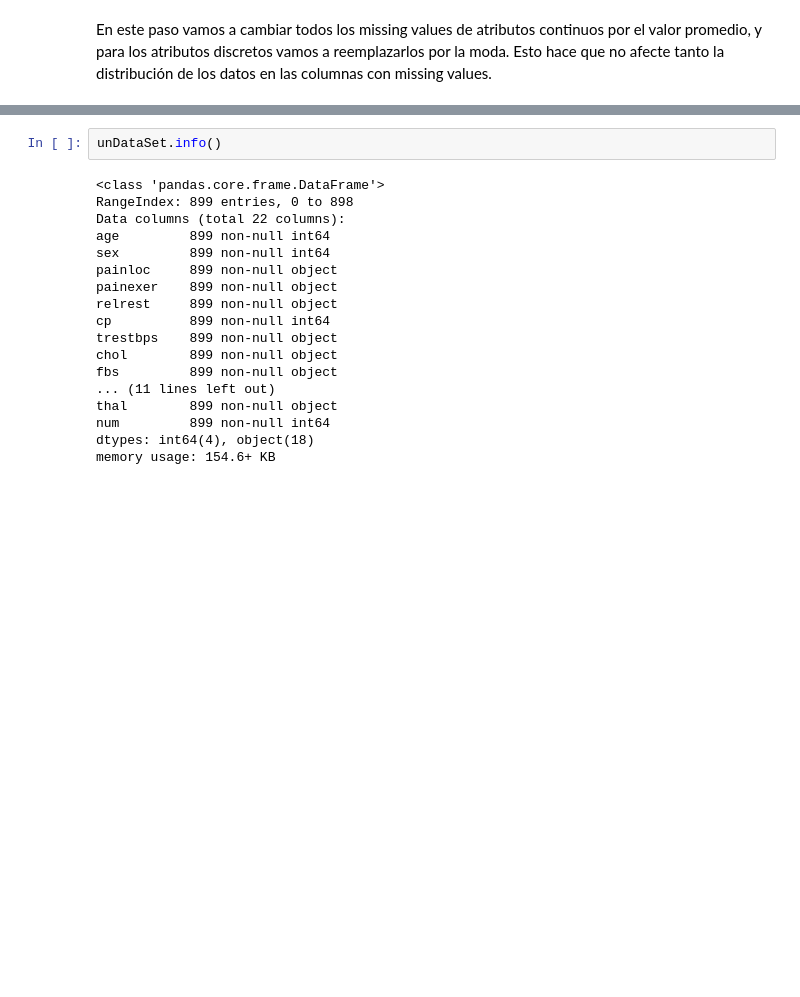
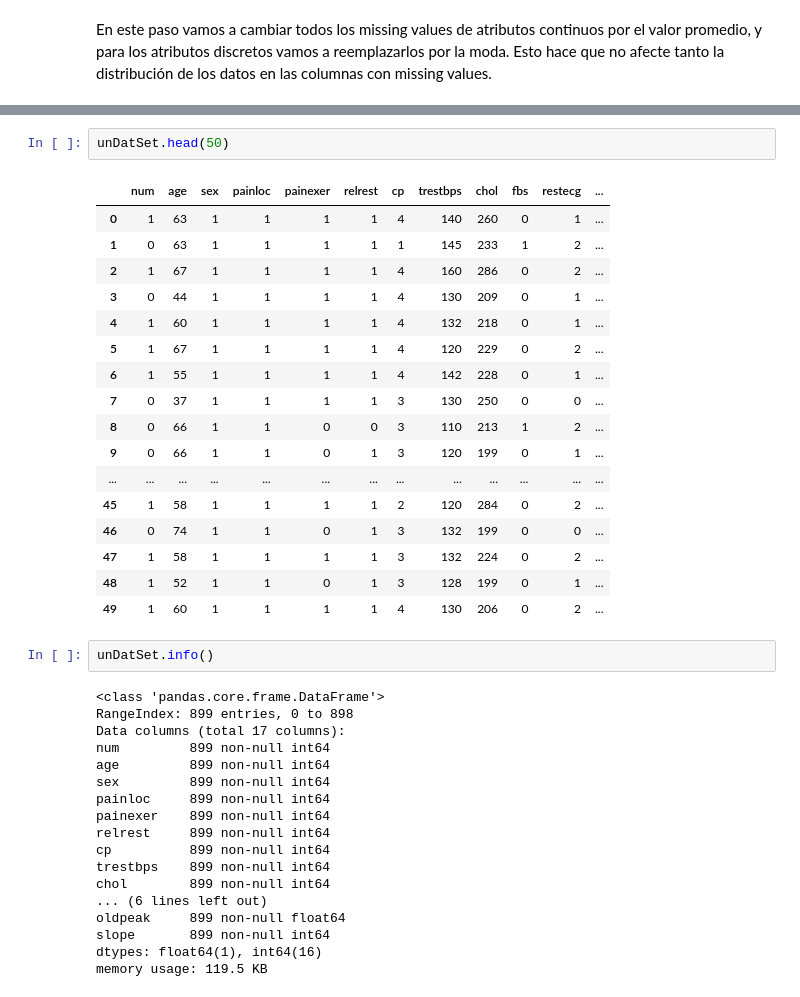
Before and after one commit to martinroset/Machine_Learning--2018, a Jupyter notebook: Jupyter_Notebook/Proyecto_Final.ipynb, the cells around one changed output, grey strips where cells are left out. Saved outputs shown, nothing was run; the diff lists cells and outputs as text; blank space fills up the shorter version.

```diff
--- a/Jupyter_Notebook/Proyecto_Final.ipynb
+++ b/Jupyter_Notebook/Proyecto_Final.ipynb
@@ -261,20 +330,40 @@ unDataFrame.head(20)
+# %%
+unDatSet.head(50)
+# %% [output]
+|  | num | age | sex | painloc | painexer | relrest | cp | trestbps | chol | fbs | restecg | ... |
+| 0 | 1 | 63 | 1 | 1 | 1 | 1 | 4 | 140 | 260 | 0 | 1 | ... |
+| 1 | 0 | 63 | 1 | 1 | 1 | 1 | 1 | 145 | 233 | 1 | 2 | ... |
+| 2 | 1 | 67 | 1 | 1 | 1 | 1 | 4 | 160 | 286 | 0 | 2 | ... |
+| 3 | 0 | 44 | 1 | 1 | 1 | 1 | 4 | 130 | 209 | 0 | 1 | ... |
+| 4 | 1 | 60 | 1 | 1 | 1 | 1 | 4 | 132 | 218 | 0 | 1 | ... |
+| 5 | 1 | 67 | 1 | 1 | 1 | 1 | 4 | 120 | 229 | 0 | 2 | ... |
+| 6 | 1 | 55 | 1 | 1 | 1 | 1 | 4 | 142 | 228 | 0 | 1 | ... |
+| 7 | 0 | 37 | 1 | 1 | 1 | 1 | 3 | 130 | 250 | 0 | 0 | ... |
+| 8 | 0 | 66 | 1 | 1 | 0 | 0 | 3 | 110 | 213 | 1 | 2 | ... |
+| 9 | 0 | 66 | 1 | 1 | 0 | 1 | 3 | 120 | 199 | 0 | 1 | ... |
+| ... | ... | ... | ... | ... | ... | ... | ... | ... | ... | ... | ... | ... |
+| 45 | 1 | 58 | 1 | 1 | 1 | 1 | 2 | 120 | 284 | 0 | 2 | ... |
+| 46 | 0 | 74 | 1 | 1 | 0 | 1 | 3 | 132 | 199 | 0 | 0 | ... |
+| 47 | 1 | 58 | 1 | 1 | 1 | 1 | 3 | 132 | 224 | 0 | 2 | ... |
+| 48 | 1 | 52 | 1 | 1 | 0 | 1 | 3 | 128 | 199 | 0 | 1 | ... |
+| 49 | 1 | 60 | 1 | 1 | 1 | 1 | 4 | 130 | 206 | 0 | 2 | ... |
 # %%
-unDataSet.info()
+unDatSet.info()
 # %% [output]
 <class 'pandas.core.frame.DataFrame'>
 RangeIndex: 899 entries, 0 to 898
-Data columns (total 22 columns):
+Data columns (total 17 columns):
+num         899 non-null int64
 age         899 non-null int64
 sex         899 non-null int64
-painloc     899 non-null object
-painexer    899 non-null object
-relrest     899 non-null object
+painloc     899 non-null int64
+painexer    899 non-null int64
+relrest     899 non-null int64
 cp          899 non-null int64
-trestbps    899 non-null object
-chol        899 non-null object
-fbs         899 non-null object
-... (11 lines left out)
-thal        899 non-null object
-num         899 non-null int64
-dtypes: int64(4), object(18)
-memory usage: 154.6+ KB
+trestbps    899 non-null int64
+chol        899 non-null int64
+... (6 lines left out)
+oldpeak     899 non-null float64
+slope       899 non-null int64
+dtypes: float64(1), int64(16)
+memory usage: 119.5 KB
```
Also changed, not shown: parts of 30 cells of this notebook, 6 other files.
